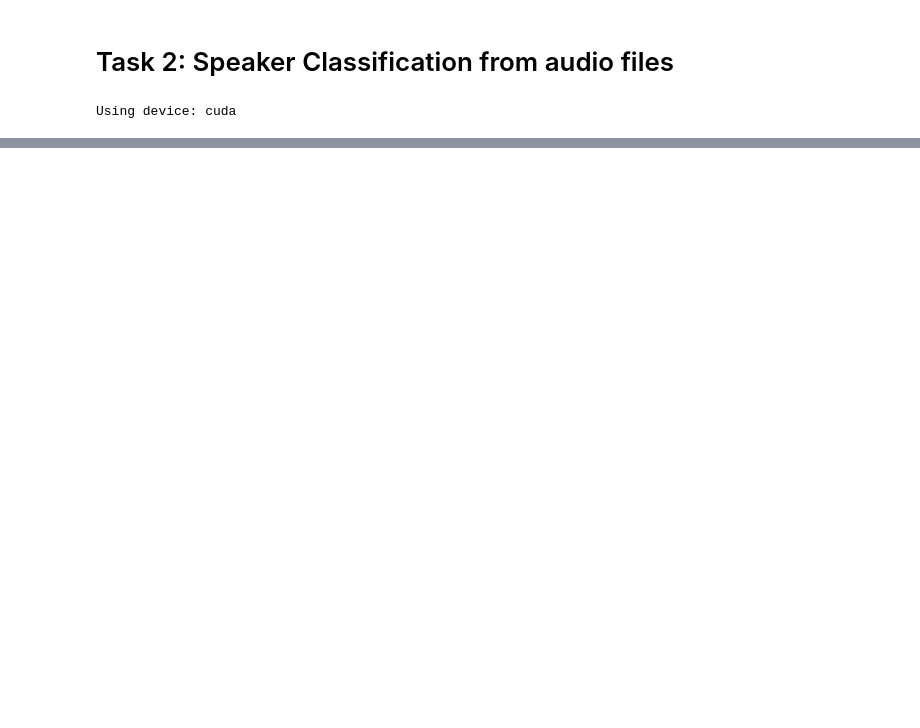
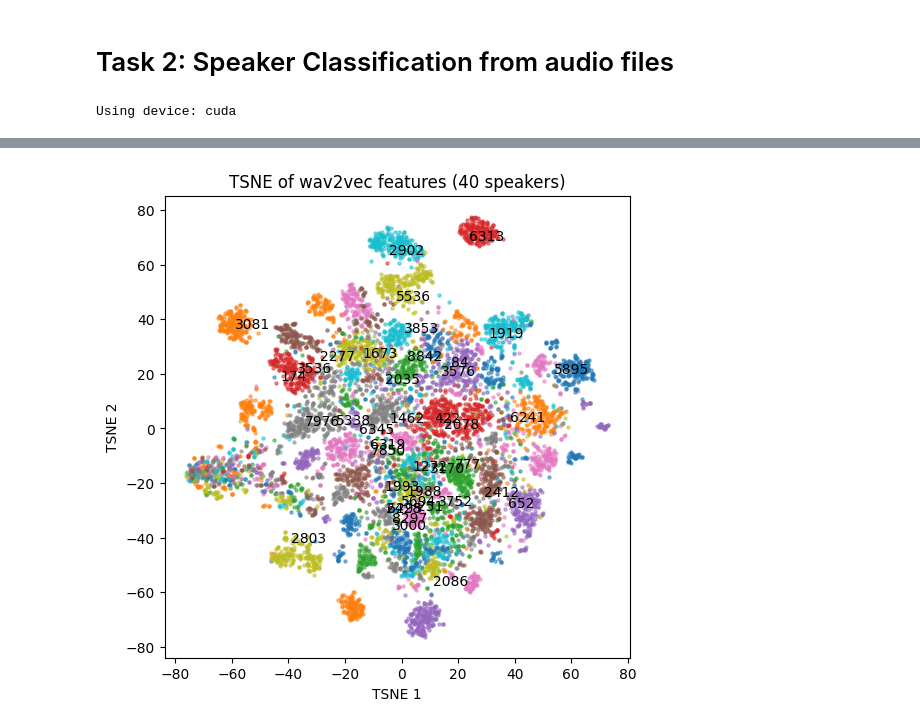
Before and after one commit to Morris88826/gender_speaker, a Jupyter notebook: task2.ipynb, the cells around one changed output, grey strips where cells are left out. Drawn from its saved outputs; the diff is of its cells as text; code cells hidden in the pictures; blank space fills up the shorter version.

```diff
--- a/task2.ipynb
+++ b/task2.ipynb
@@ -32,5 +52,5 @@ wav2vec2_encoder.load_state_dict(checkpoint['model'])
 # %%
-audio = torch.randn(1,10000)
-features = wav2vec2_encoder(audio, features_only=True, mask=False)['x']
+waveform, sample_rate = torchaudio.load('./LibriSpeech/dev-clean/174/50561/174-50561-0000.flac')
+features = wav2vec2_encoder(waveform, features_only=True, mask=False)['x']
 print(features.shape)
 # %% [output]
@@ -37,0 +62,4 @@ torch.Size([1, 31, 768])
+# %%
+data_dir = './LibriSpeech'
+info_path = './data/info.csv'
+info = pd.read_csv(info_path)
@@ -37,0 +102,3 @@ torch.Size([1, 31, 768])
+# %%
+features = np.stack(df['features'].values)
+avg_features = np.mean(features, axis=1)
@@ -37,0 +109,18 @@ torch.Size([1, 31, 768])
+# %%
+from sklearn.manifold import TSNE
+tsne = TSNE(n_components=2, random_state=0)
+features_embedded = tsne.fit_transform(avg_features)
+# %%
+fig, ax = plt.subplots(1, 1, figsize=(6, 6))
+
+for i, subj in enumerate(df['speaker_id'].unique()):
+    idx = df['speaker_id'] == subj
+    centroid = np.mean(features_embedded[idx], axis=0)
+    ax.text(centroid[0], centroid[1], subj)
+    ax.scatter(features_embedded[idx, 0], features_embedded[idx, 1], alpha=0.5, s=5)
+plt.title("TSNE of wav2vec features (40 speakers)")
+plt.xlabel("TSNE 1")
+plt.ylabel("TSNE 2")
+plt.show()
+# %% [output]
+[figure, added]
```
Also changed, not shown: parts of 28 cells of this notebook, 8 other files.
